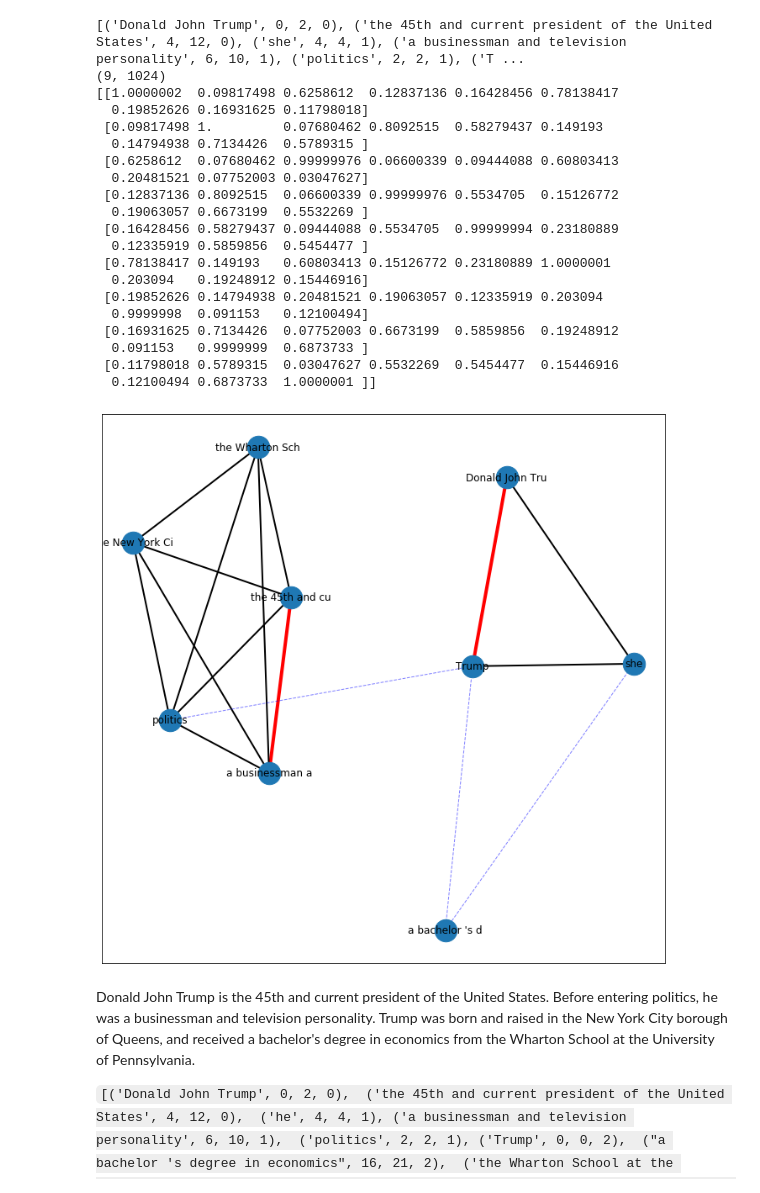
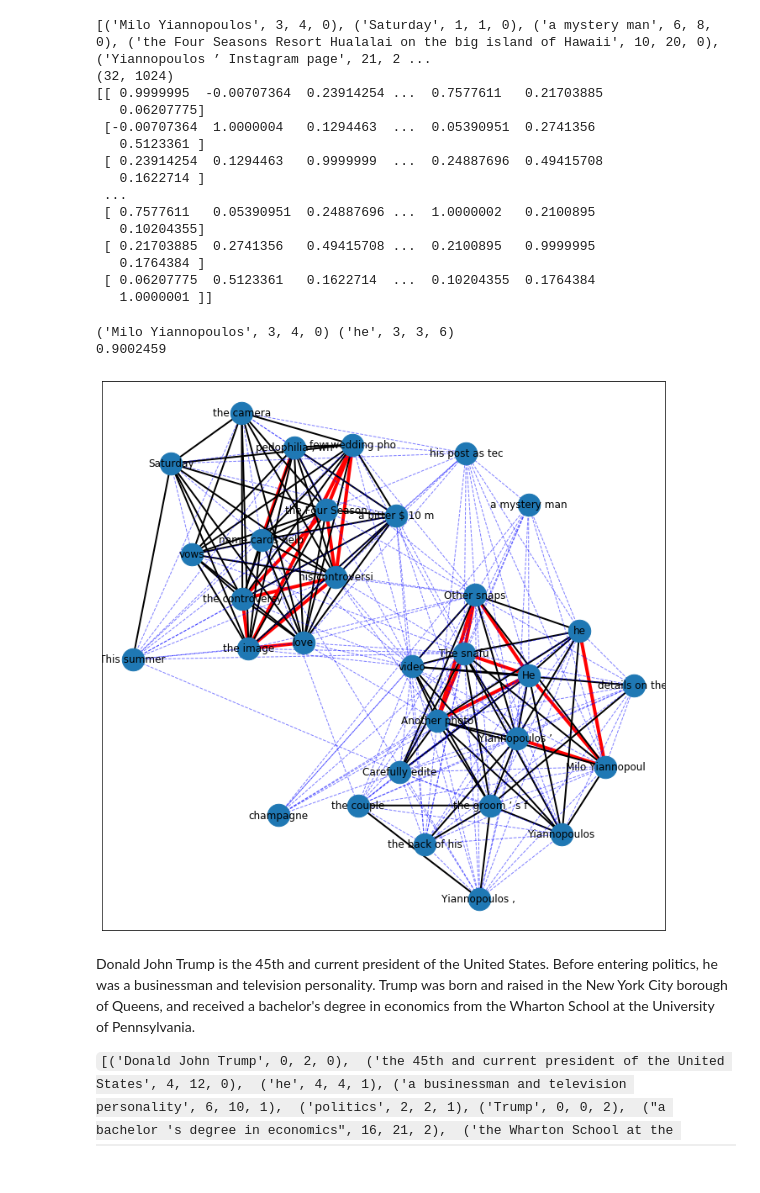
Before and after one commit to lujiaying/self-attentive-parser, a Jupyter notebook: draw_graph.ipynb, the cells around one changed output. Drawn from its saved outputs; the diff is of its cells as text; code cells hidden in the pictures.

```diff
--- a/draw_graph.ipynb
+++ b/draw_graph.ipynb
@@ -6,66 +130,74 @@ from sklearn.metrics.pairwise import cosine_similarity
 # %%
-all_NPs = pickle.load(open('data/example2.NPs.pkl', 'rb'))
-all_span_embs = np.load('data/example2.span_embs.npy')
+all_NPs = pickle.load(open('data/example3.NPs.pkl', 'rb'))
+all_span_embs = np.load('data/example3.span_embs.npy')
 print(all_NPs)
 print(all_span_embs.shape)
 cosine_matrix = cosine_similarity(all_span_embs)
 print(cosine_matrix)
 # %% [output]
-[('Donald John Trump', 0, 2, 0), ('the 45th and current president of the United States', 4, 12, 0), ('she', 4, 4, 1), ('a businessman and television personality', 6, 10, 1), ('politics', 2, 2, 1), ('T ...
-(9, 1024)
-[[1.0000002  0.09817498 0.6258612  0.12837136 0.16428456 0.78138417
-  0.19852626 0.16931625 0.11798018]
- [0.09817498 1.         0.07680462 0.8092515  0.58279437 0.149193
-  0.14794938 0.7134426  0.5789315 ]
- [0.6258612  0.07680462 0.99999976 0.06600339 0.09444088 0.60803413
-  0.20481521 0.07752003 0.03047627]
- [0.12837136 0.8092515  0.06600339 0.99999976 0.5534705  0.15126772
-  0.19063057 0.6673199  0.5532269 ]
- [0.16428456 0.58279437 0.09444088 0.5534705  0.99999994 0.23180889
-  0.12335919 0.5859856  0.5454477 ]
- [0.78138417 0.149193   0.60803413 0.15126772 0.23180889 1.0000001
-  0.203094   0.19248912 0.15446916]
- [0.19852626 0.14794938 0.20481521 0.19063057 0.12335919 0.203094
-  0.9999998  0.091153   0.12100494]
- [0.16931625 0.7134426  0.07752003 0.6673199  0.5859856  0.19248912
-  0.091153   0.9999999  0.6873733 ]
- [0.11798018 0.5789315  0.03047627 0.5532269  0.5454477  0.15446916
-  0.12100494 0.6873733  1.0000001 ]]
+[('Milo Yiannopoulos', 3, 4, 0), ('Saturday', 1, 1, 0), ('a mystery man', 6, 8, 0), ('the Four Seasons Resort Hualalai on the big island of Hawaii', 10, 20, 0), ('Yiannopoulos ’ Instagram page', 21, 2 ...
+(32, 1024)
+[[ 0.9999995  -0.00707364  0.23914254 ...  0.7577611   0.21703885
+   0.06207775]
+ [-0.00707364  1.0000004   0.1294463  ...  0.05390951  0.2741356
+   0.5123361 ]
+ [ 0.23914254  0.1294463   0.9999999  ...  0.24887696  0.49415708
+   0.1622714 ]
+ ...
+ [ 0.7577611   0.05390951  0.24887696 ...  1.0000002   0.2100895
+   0.10204355]
+ [ 0.21703885  0.2741356   0.49415708 ...  0.2100895   0.9999995
+   0.1764384 ]
+ [ 0.06207775  0.5123361   0.1622714  ...  0.10204355  0.1764384
+   1.0000001 ]]
+# %%
+print(all_NPs[0], all_NPs[-6])
+print(cosine_matrix[0][-6])
+# %% [output]
+('Milo Yiannopoulos', 3, 4, 0) ('he', 3, 3, 6)
+0.9002459
 # %%
 G = nx.Graph()
 for i in range(len(all_NPs)):
-    for j in range(i, len(all_NPs)):
+    for j in range(i+1, len(all_NPs)):
         G.add_edge(all_NPs[i][0][:15], all_NPs[j][0][:15], weight=cosine_matrix[i][j])
 # %%
 %matplotlib inline
 import matplotlib.pyplot as plt
 #nx.draw(G, with_labels=True)
 
 plt.figure(1,figsize=(12,12))
 
 emost = [(u, v) for (u, v, d) in G.edges(data=True) if d['weight'] > 0.75]
 elarge = [(u, v) for (u, v, d) in G.edges(data=True) if 0.5 < d['weight'] <= 0.75]
 esmall = [(u, v) for (u, v, d) in G.edges(data=True) if 0.2 < d['weight'] <= 0.5]
+
+
+"""
+emost = [(u, v) for (u, v, d) in G.edges(data=True) if d['weight'] > 0.8]
+elarge = [(u, v) for (u, v, d) in G.edges(data=True) if 0.6 < d['weight'] <= 0.8]
+esmall = [(u, v) for (u, v, d) in G.edges(data=True) if 0.4 < d['weight'] <= 0.6]
+"""
 
 pos = nx.spring_layout(G)  # positions for all nodes
 
 # nodes
 nx.draw_networkx_nodes(G, pos, node_size=700)
 
 # edges
 nx.draw_networkx_edges(G, pos, edgelist=emost,
                        width=4, edge_color='r')
 nx.draw_networkx_edges(G, pos, edgelist=elarge,
                        width=2)
 nx.draw_networkx_edges(G, pos, edgelist=esmall,
                        width=1, alpha=0.5, edge_color='b', style='dashed')
 
 # labels
 nx.draw_networkx_labels(G, pos)
 
 plt.show()
 # %% [output]
-[figure, old version]
+[figure, new version]
 # %% [markdown]
 Donald John Trump is the 45th and current president of the United States.
 Before entering politics, he was a businessman and television personality.
```
Also changed, not shown: parts of 3 cells of this notebook, 2 other files.
